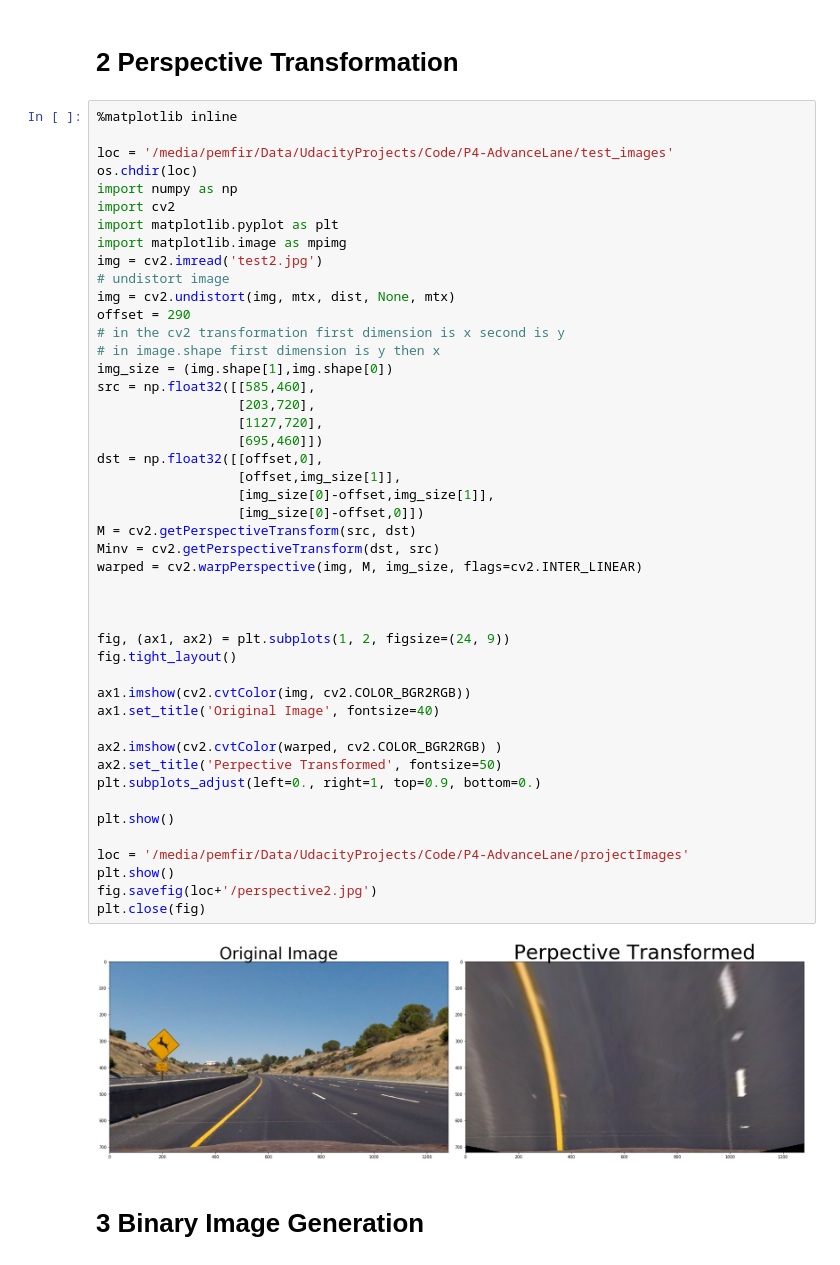
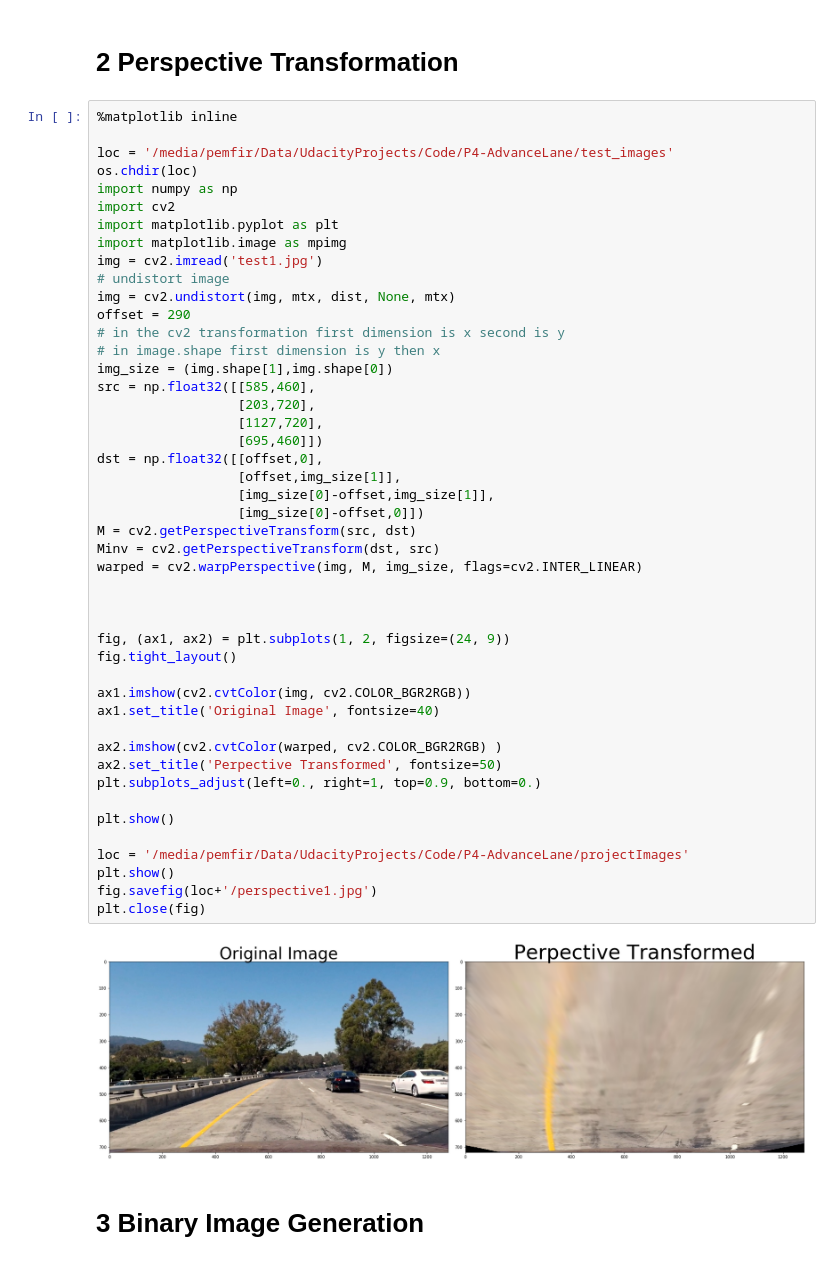
Before and after one commit to Sadrpour/UdacityProjetcs, a Jupyter notebook: P4-AdvanceLane/FinalProjectCode.ipynb, the cells around one changed output. Saved outputs shown, nothing was run; the diff lists cells and outputs as text.

```diff
--- a/P4-AdvanceLane/FinalProjectCode.ipynb
+++ b/P4-AdvanceLane/FinalProjectCode.ipynb
@@ -92,7 +92,7 @@ import numpy as np
 import cv2
 import matplotlib.pyplot as plt
 import matplotlib.image as mpimg
-img = cv2.imread('test2.jpg')
+img = cv2.imread('test1.jpg')
 # undistort image
 img = cv2.undistort(img, mtx, dist, None, mtx)
 offset = 290
@@ -102,35 +102,35 @@ img_size = (img.shape[1],img.shape[0])
 src = np.float32([[585,460],
                   [203,720],
                   [1127,720],
                   [695,460]])
 dst = np.float32([[offset,0],
                   [offset,img_size[1]],
                   [img_size[0]-offset,img_size[1]],
                   [img_size[0]-offset,0]])
 M = cv2.getPerspectiveTransform(src, dst)
 Minv = cv2.getPerspectiveTransform(dst, src)
 warped = cv2.warpPerspective(img, M, img_size, flags=cv2.INTER_LINEAR)
 
 
 
 fig, (ax1, ax2) = plt.subplots(1, 2, figsize=(24, 9))
 fig.tight_layout()
 
 ax1.imshow(cv2.cvtColor(img, cv2.COLOR_BGR2RGB))
 ax1.set_title('Original Image', fontsize=40)
 
 ax2.imshow(cv2.cvtColor(warped, cv2.COLOR_BGR2RGB) )
 ax2.set_title('Perpective Transformed', fontsize=50)
 plt.subplots_adjust(left=0., right=1, top=0.9, bottom=0.)
 
 plt.show()
 
 loc = '/media/pemfir/Data/UdacityProjects/Code/P4-AdvanceLane/projectImages'
 plt.show()
-fig.savefig(loc+'/perspective2.jpg')
+fig.savefig(loc+'/perspective1.jpg')
 plt.close(fig)
 # %% [output]
-[figure, old version]
+[figure, new version]
 # %% [markdown]
 # 3 Binary Image Generation
 # %%
```
Also changed, not shown: parts of 1 cell of this notebook, 1 other file.
